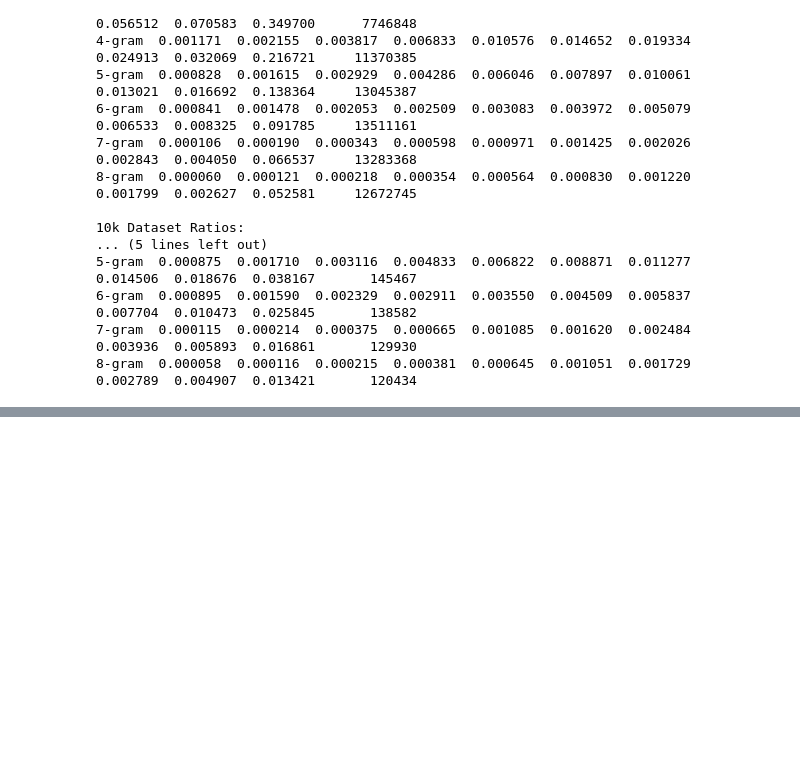
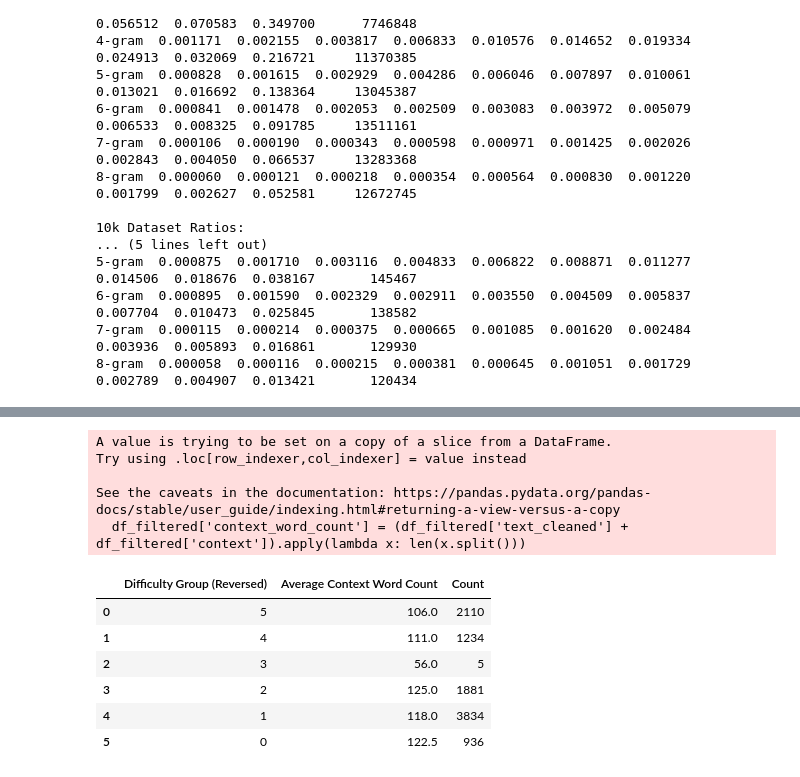
Before and after one commit to CoLearn-Dev/FleeceKM-stats, a Jupyter notebook: ASKMe/stats.ipynb, the cells around one changed output, grey strips where cells are left out. Cells and saved outputs as stored; diff of their text form; code cells hidden in the pictures; blank space fills up the shorter version.

```diff
--- a/ASKMe/stats.ipynb
+++ b/ASKMe/stats.ipynb
@@ -124,0 +165,32 @@ Full Dataset Ratios:
+# %%
+df_filtered = df_10k[df_10k['setting'] == 'zs']
+df_filtered['context_word_count'] = (df_filtered['text_cleaned'] + df_filtered['context']).apply(lambda x: len(x.split()))
+
+grouped_data = df_filtered.groupby('value').agg(
+    average_context_word_count=('context_word_count', 'median'),
+    count=('context_word_count', 'size')
+)
+
+grouped_data = grouped_data.sort_index(ascending=False)
+
+for i in range(6):
+    if i not in grouped_data.index:
+        grouped_data.loc[i] = {'average_context_word_count': 0, 'count': 0}  # or np.nan, depending on how you want to handle missing values
+
+grouped_data = grouped_data.reset_index()
+grouped_data.columns = ['Difficulty Group (Reversed)', 'Average Context Word Count', 'Count']
+
+grouped_data
+# %% [output]
+A value is trying to be set on a copy of a slice from a DataFrame.
+Try using .loc[row_indexer,col_indexer] = value instead
+
+See the caveats in the documentation: https://pandas.pydata.org/pandas-docs/stable/user_guide/indexing.html#returning-a-view-versus-a-copy
+  df_filtered['context_word_count'] = (df_filtered['text_cleaned'] + df_filtered['context']).apply(lambda x: len(x.split()))
+|  | Difficulty Group (Reversed) | Average Context Word Count | Count |
+| 0 | 5 | 106.0 | 2110 |
+| 1 | 4 | 111.0 | 1234 |
+| 2 | 3 | 56.0 | 5 |
+| 3 | 2 | 125.0 | 1881 |
+| 4 | 1 | 118.0 | 3834 |
+| 5 | 0 | 122.5 | 936 |
```
Also changed, not shown: parts of 7 cells of this notebook.
